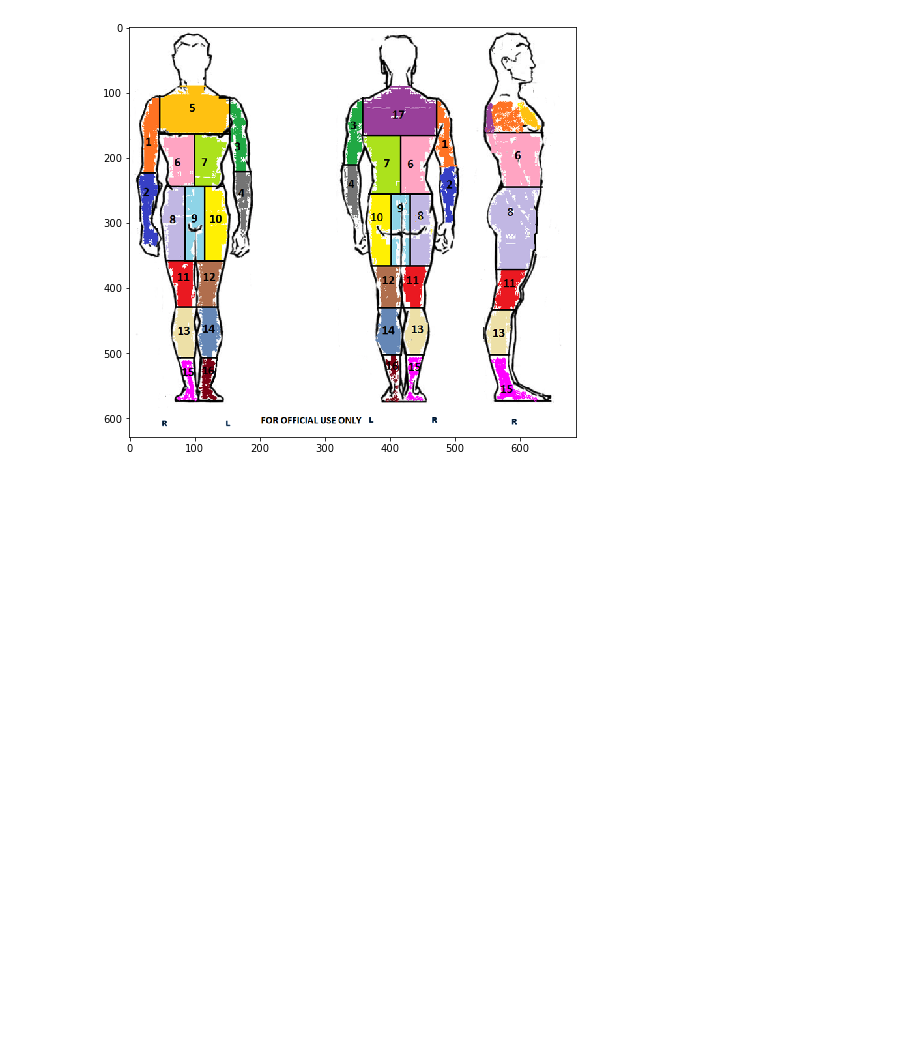
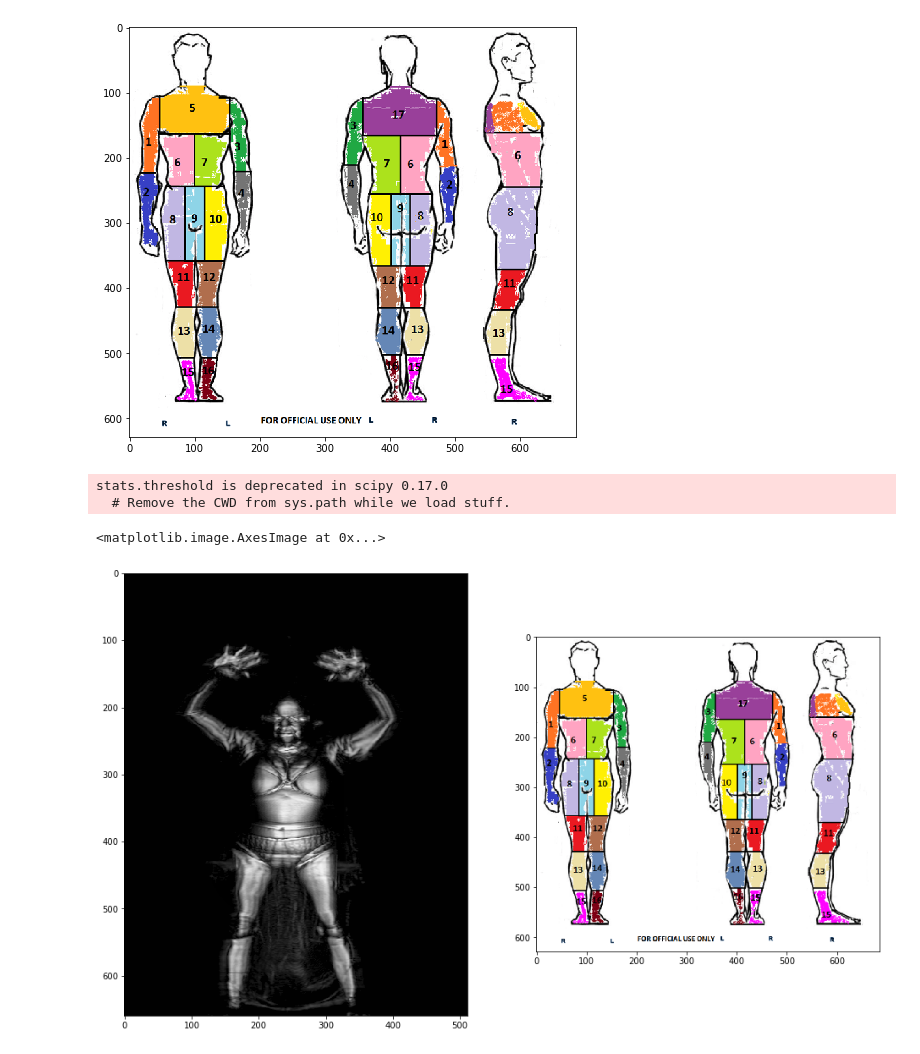
Before and after one commit to deepanjan90/TSA-Body-Scan-Analysis, a Jupyter notebook: stage1/exploratory_model/tsahelper.ipynb, the cells around one changed output. Cells and saved outputs as stored; diff of their text form; code cells hidden in the pictures; blank space fills up the shorter version.

Commit message:
Adding segmentation updates in preprocess.ipynb, Adding keras vgg-16 multi angle model in keras 'test.ipynb'

```diff
--- a/stage1/exploratory_model/tsahelper.ipynb
+++ b/stage1/exploratory_model/tsahelper.ipynb
@@ -20,3 +13,11 @@ UNIT_TEST = False
+# %%
+COLORMAP = 'gray'
+PATH = '../../../dataset/dataset/missing_labels_aps/'
+ID = '104e284349ffe68378745fc8c5638eab'
+APS_FILE_NAME = PATH + ID + '.aps'
+BODY_ZONES = 'body_zones.png'
+THREAT_LABELS = 'stage1_labels.csv'
+UNIT_TEST = False
 # %% [markdown]
 #### Divide the available space on an image into 16 sectors. In the [0] image these zones correspond to the TSA threat zones. But on rotated images, the slice list uses the sector that best shows the threat zone
 # %%
@@ -725,3 +726,21 @@ if UNIT_TEST:
     print ('Zero Centered: length:width -> {:d}:{:d}|mean={:f}'.format(len(zero_centered_img), len(zero_centered_img[0]), zero_centered_img.mean()))
     print ('Conformed: Type ->', type(zero_centered_img), 'Shape ->', zero_centered_img.shape)
     print ('({},{}) -> ({},{})'.format(img_high_contrast.min(), img_high_contrast.max(), zero_centered_img.min(), zero_centered_img.max()))
+# %%
+all_images = get_single_image(APS_FILE_NAME)
+fig, ax = plt.subplots(1,2,figsize=(16,16))
+an_img = all_images[0]
+img_rescaled = convert_to_grayscale(an_img)
+img_high_contrast = spread_spectrum(img_rescaled)
+zero_centered_img = zero_center(img_high_contrast)
+# zone = 1
+# masked_img = roi(img_high_contrast, zone_slice_list[zone-1][0])
+# cropped_img = crop(masked_img, zone_crop_list[0][0])
+# normalized_img = normalize(cropped_img)
+ax[0].imshow(zero_centered_img, cmap="gray")
+ax[1].imshow(body_zones_img)
+# %% [output]
+stats.threshold is deprecated in scipy 0.17.0
+  # Remove the CWD from sys.path while we load stuff.
+<matplotlib.image.AxesImage at 0x...>
+[figure, added]
```
Also changed, not shown: parts of 11 cells of this notebook, 4 other files.
